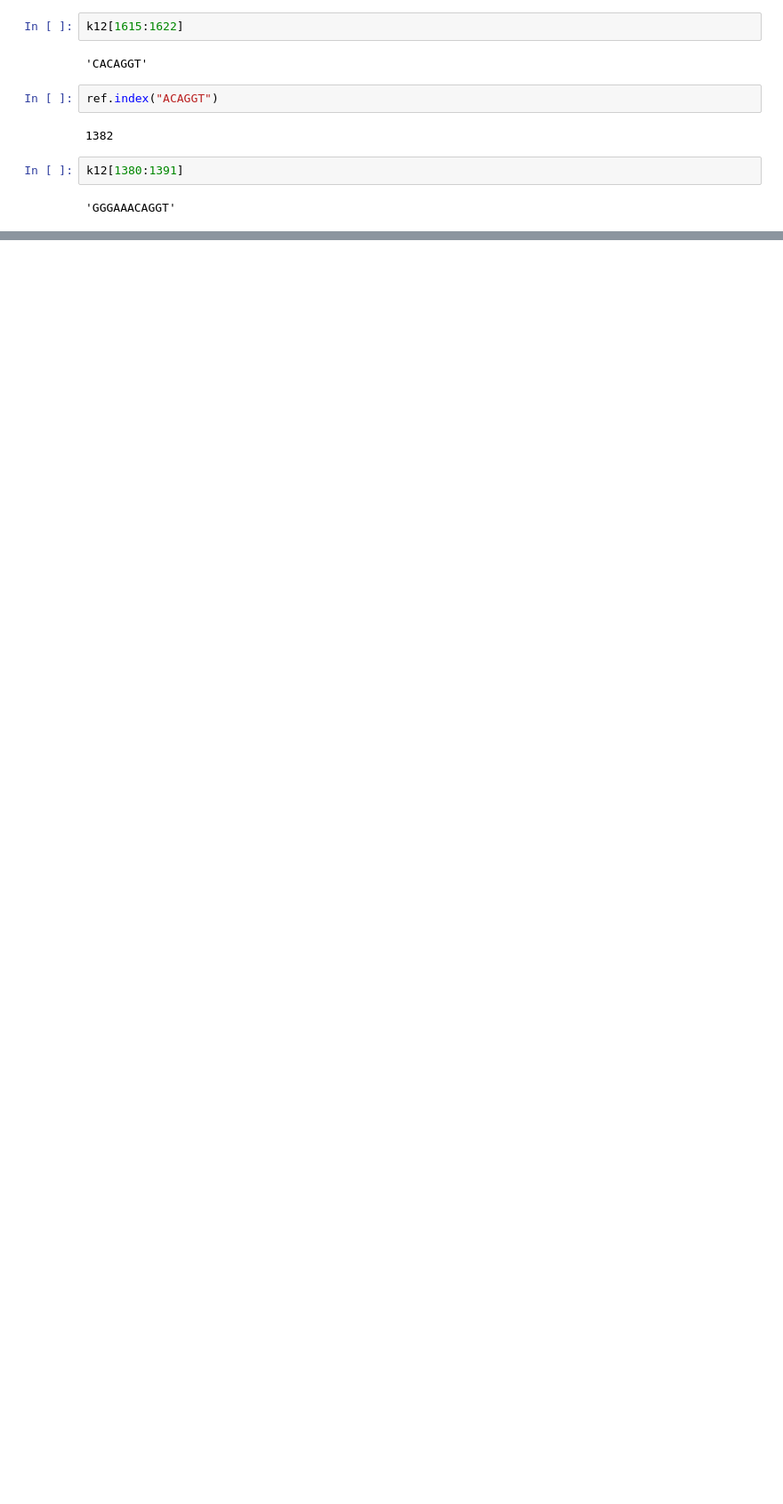
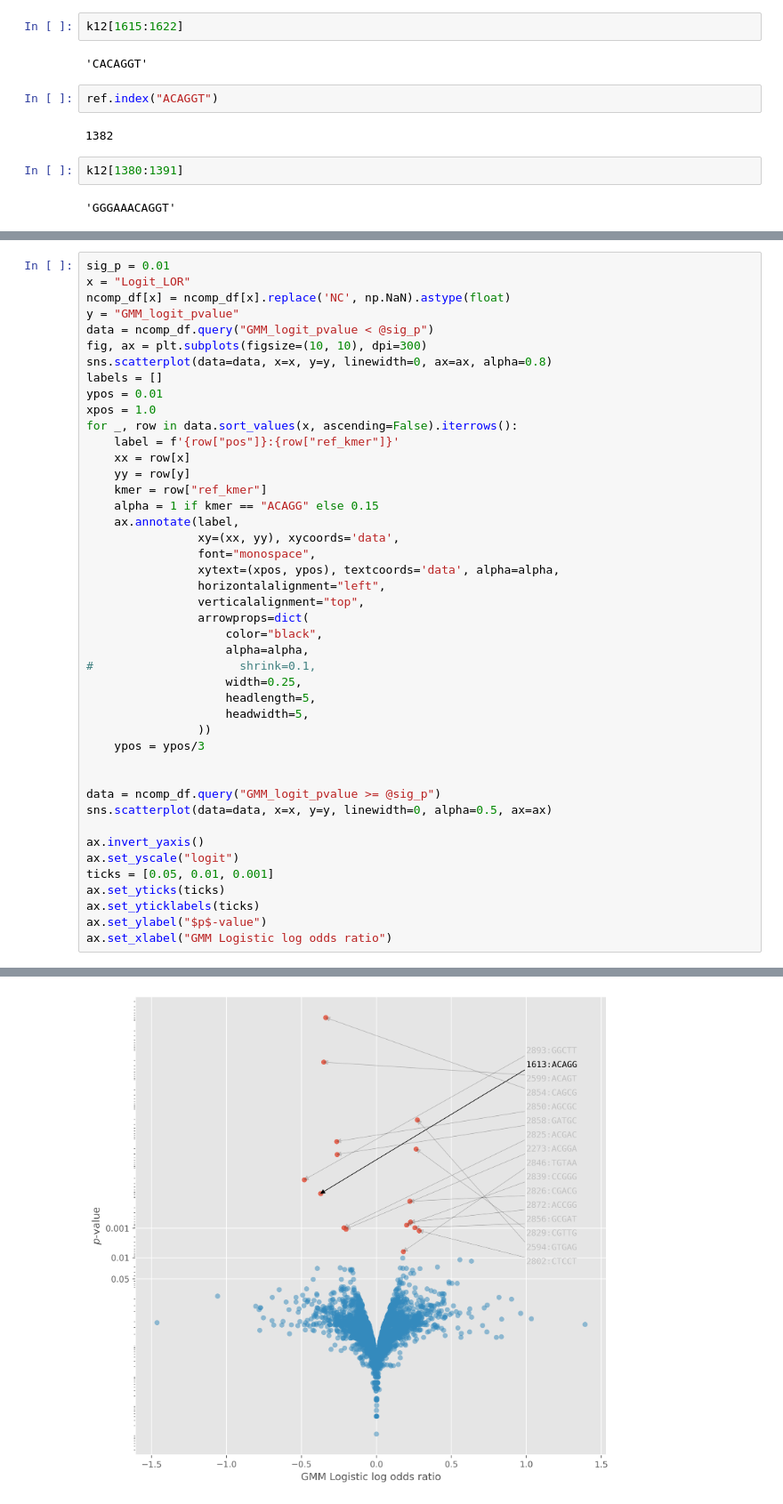
Before and after one commit to mbhall88/m6a-benchmark, a Jupyter notebook: workflow/notebooks/results.ipynb, the cells around one changed output, grey strips where cells are left out. Shown at 89% size. Drawn from its saved outputs; the diff is of its cells as text; blank space fills up the shorter version.

```diff
--- a/workflow/notebooks/results.ipynb
+++ b/workflow/notebooks/results.ipynb
@@ -134,0 +148,45 @@ ncomp_df
+# %%
+sig_p = 0.01
+x = "Logit_LOR"
+ncomp_df[x] = ncomp_df[x].replace('NC', np.NaN).astype(float)
+y = "GMM_logit_pvalue"
+data = ncomp_df.query("GMM_logit_pvalue < @sig_p")
+fig, ax = plt.subplots(figsize=(10, 10), dpi=300)
+sns.scatterplot(data=data, x=x, y=y, linewidth=0, ax=ax, alpha=0.8)
+labels = []
+ypos = 0.01
+xpos = 1.0
+for _, row in data.sort_values(x, ascending=False).iterrows():
+    label = f'{row["pos"]}:{row["ref_kmer"]}'
+    xx = row[x]
+    yy = row[y]
+    kmer = row["ref_kmer"]
+    alpha = 1 if kmer == "ACAGG" else 0.15
+    ax.annotate(label,
+                xy=(xx, yy), xycoords='data',
+                font="monospace",
+                xytext=(xpos, ypos), textcoords='data', alpha=alpha,
+                horizontalalignment="left",
+                verticalalignment="top",
+                arrowprops=dict(
+                    color="black",
+                    alpha=alpha,
+#                     shrink=0.1,
+                    width=0.25,
+                    headlength=5,
+                    headwidth=5,
+                ))
+    ypos = ypos/3
+
+
+data = ncomp_df.query("GMM_logit_pvalue >= @sig_p")
+sns.scatterplot(data=data, x=x, y=y, linewidth=0, alpha=0.5, ax=ax)
+
+ax.invert_yaxis()
+ax.set_yscale("logit")
+ticks = [0.05, 0.01, 0.001]
+ax.set_yticks(ticks)
+ax.set_yticklabels(ticks)
+ax.set_ylabel("$p$-value")
+ax.set_xlabel("GMM Logistic log odds ratio")
+# %% [output]
@@ -134,0 +194 @@ ncomp_df
+[figure, added]
```
Also changed, not shown: parts of 10 cells of this notebook.
